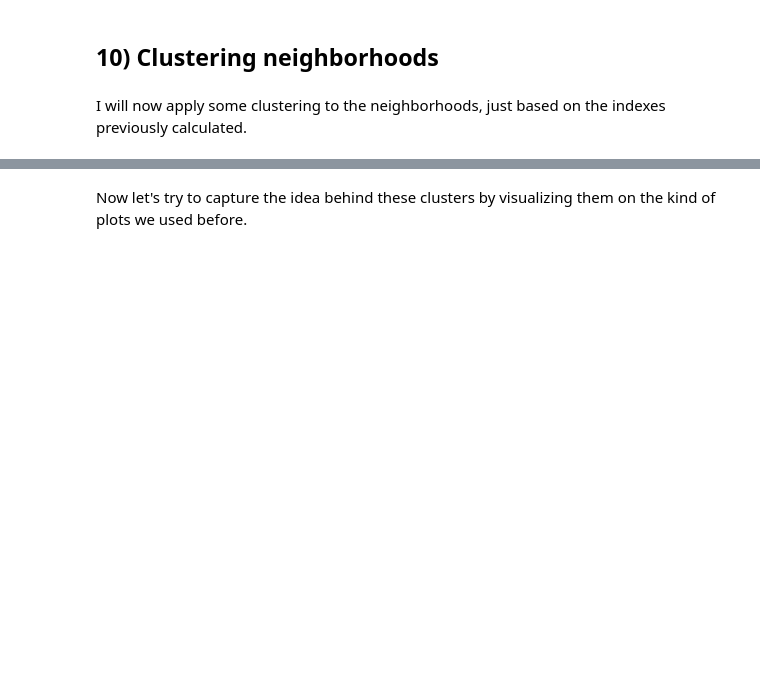
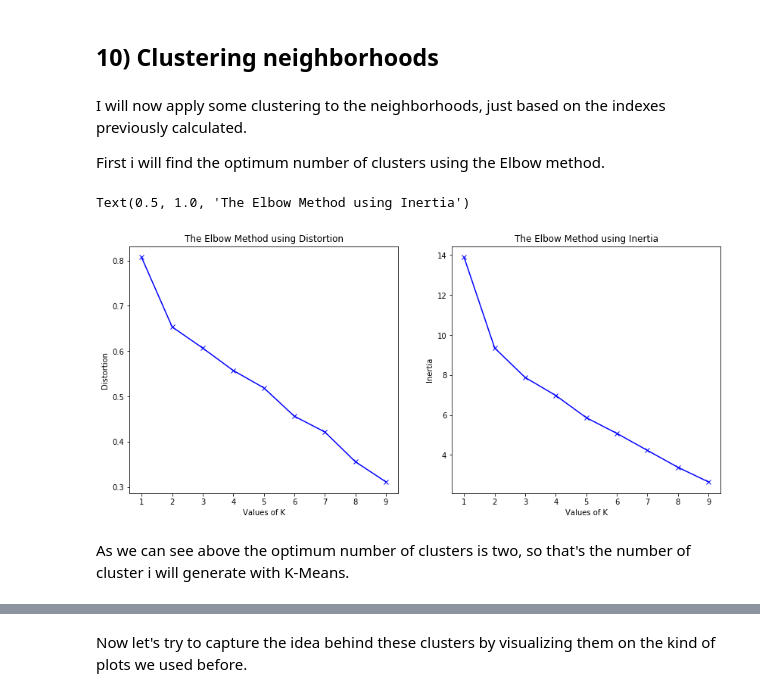
Before and after one commit to nalagoa/capstone-project, a Jupyter notebook: ParisPropertiesPriceAnalysis.ipynb, the cells around one changed output, grey strips where cells are left out. Cells and saved outputs as stored; diff of their text form; code cells hidden in the pictures; blank space fills up the shorter version.

```diff
--- a/ParisPropertiesPriceAnalysis.ipynb
+++ b/ParisPropertiesPriceAnalysis.ipynb
@@ -694,5 +705,45 @@ for cat in norm_cats:
 ## 10) Clustering neighborhoods
 # %% [markdown]
 I will now apply some clustering to the neighborhoods, just based on the indexes previously calculated.
+
+First i will find the optimum number of clusters using the Elbow method.
+# %%
+distortions = []
+inertias = []
+mapping1 = {}
+mapping2 = {}
+K = range(1,10)
+
+df_paris_clusters = df_paris[norm_cats]
+
+for k in K:
+    #Building and fitting the model
+    kmeanModel = KMeans(n_clusters=k).fit(df_paris_clusters)
+    kmeanModel.fit(df_paris_clusters)
+
+    distortions.append(sum(np.min(cdist(df_paris_clusters, kmeanModel.cluster_centers_,
+                      'euclidean'),axis=1)) / df_paris_clusters.shape[0])
+    inertias.append(kmeanModel.inertia_)
+
+    mapping1[k] = sum(np.min(cdist(df_paris_clusters, kmeanModel.cluster_centers_,
+                 'euclidean'),axis=1)) / df_paris_clusters.shape[0]
+    mapping2[k] = kmeanModel.inertia_
+
+fig, (ax1, ax2) = plt.subplots(1, 2, figsize=(14,6))
+
+ax1.plot(K, distortions, 'bx-')
+ax1.set_xlabel('Values of K')
+ax1.set_ylabel('Distortion')
+ax1.set_title('The Elbow Method using Distortion')
+
+ax2.plot(K, inertias, 'bx-')
+ax2.set_xlabel('Values of K')
+ax2.set_ylabel('Inertia')
+ax2.set_title('The Elbow Method using Inertia')
+# %% [output]
+Text(0.5, 1.0, 'The Elbow Method using Inertia')
+[figure, added]
+# %% [markdown]
+As we can see above the optimum number of clusters is two, so that's the number of cluster i will generate with K-Means.
 # %%
 # set number of clusters
```
Also changed, not shown: parts of 16 cells of this notebook.
